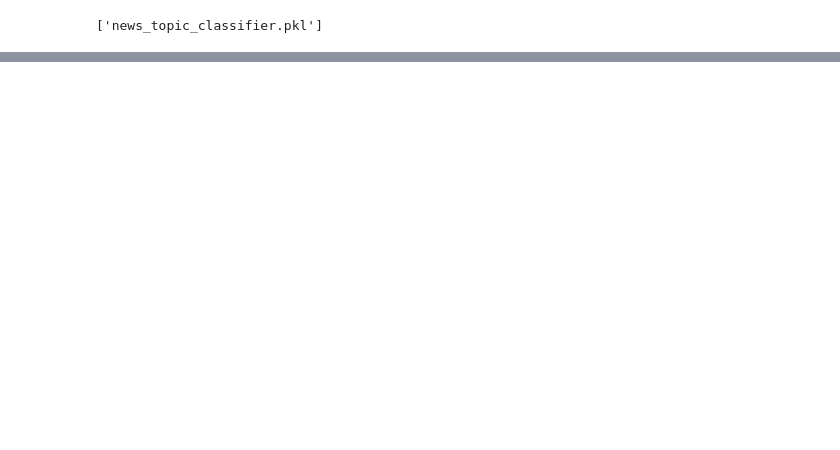
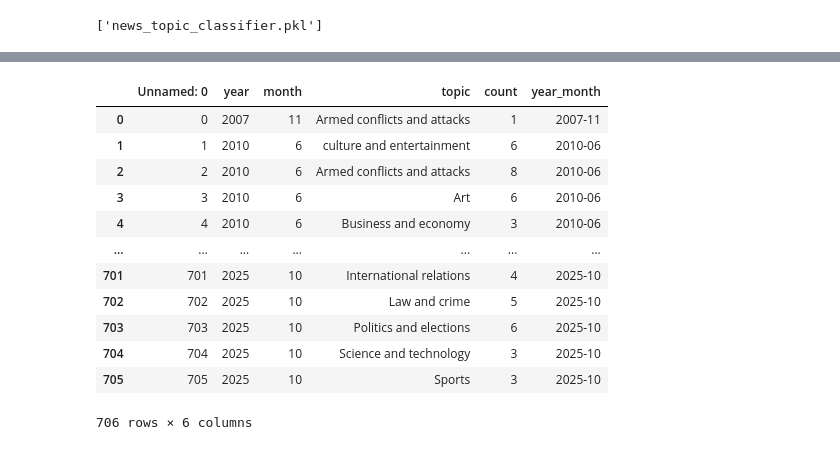
Before and after one commit to Thomas-Nguyen12/NewsApplication, a Jupyter notebook: data/analyse_clean_df.ipynb, the cells around one changed output, grey strips where cells are left out. Saved outputs shown, nothing was run; the diff lists cells and outputs as text; code cells hidden in the pictures; blank space fills up the shorter version.

```diff
--- a/data/analyse_clean_df.ipynb
+++ b/data/analyse_clean_df.ipynb
@@ -482,0 +645,18 @@ joblib.dump(grid_search, 'news_topic_classifier.pkl')
+# %%
+extracted_topics = pd.read_csv("extracted_topics.csv")
+# %%
+extracted_topics
+# %% [output]
+|  | Unnamed: 0 | year | month | topic | count | year_month |
+| 0 | 0 | 2007 | 11 | Armed conflicts and attacks | 1 | 2007-11 |
+| 1 | 1 | 2010 | 6 | culture and entertainment | 6 | 2010-06 |
+| 2 | 2 | 2010 | 6 | Armed conflicts and attacks | 8 | 2010-06 |
+| 3 | 3 | 2010 | 6 | Art | 6 | 2010-06 |
+| 4 | 4 | 2010 | 6 | Business and economy | 3 | 2010-06 |
+| ... | ... | ... | ... | ... | ... | ... |
+| 701 | 701 | 2025 | 10 | International relations | 4 | 2025-10 |
+| 702 | 702 | 2025 | 10 | Law and crime | 5 | 2025-10 |
+| 703 | 703 | 2025 | 10 | Politics and elections | 6 | 2025-10 |
+| 704 | 704 | 2025 | 10 | Science and technology | 3 | 2025-10 |
+| 705 | 705 | 2025 | 10 | Sports | 3 | 2025-10 |
+706 rows × 6 columns
```
Also changed, not shown: parts of 50 cells of this notebook, 11 other files.
